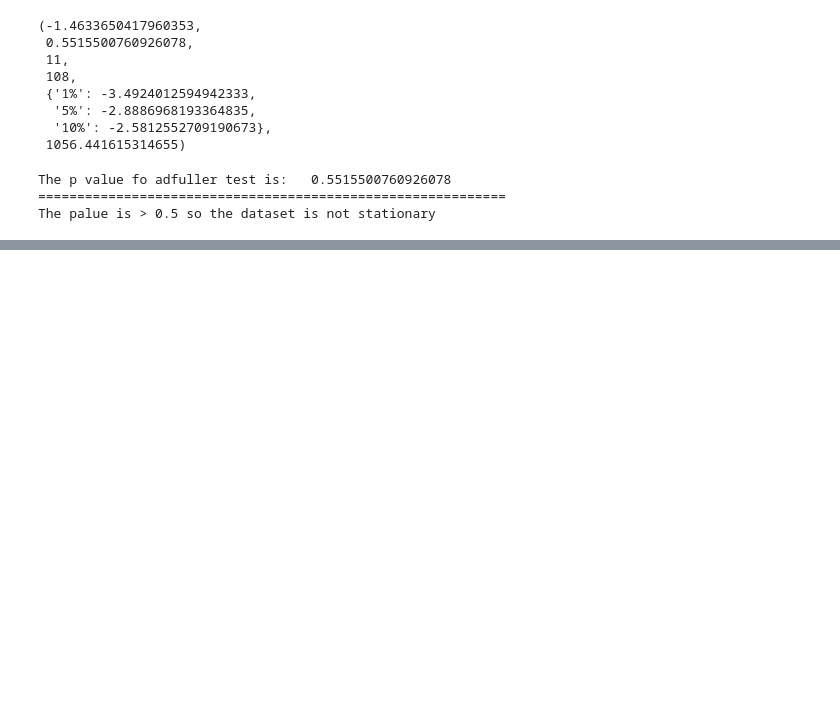
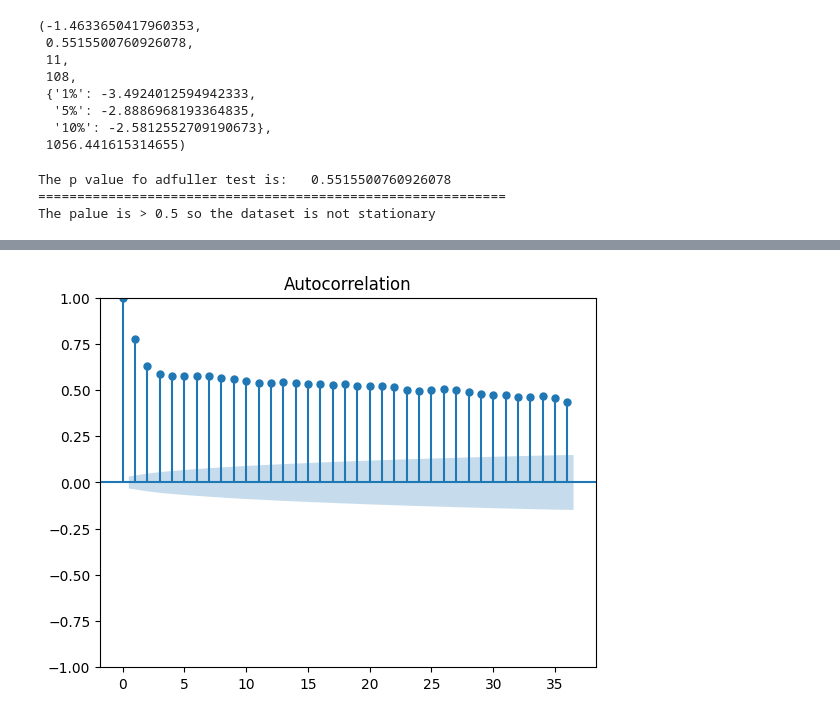
Before and after one commit to KhageshorGiri/Machine_Learning, a Jupyter notebook: Machine Learning/Module 9 - Time Series Analysis/Univariant_Forecasting.ipynb, the cells around one changed output, grey strips where cells are left out. Drawn from its saved outputs; the diff is of its cells as text; code cells hidden in the pictures; blank space fills up the shorter version.

```diff
--- a/Machine Learning/Module 9 - Time Series Analysis/Univariant_Forecasting.ipynb
+++ b/Machine Learning/Module 9 - Time Series Analysis/Univariant_Forecasting.ipynb
@@ -232,0 +227,7 @@ adfuller_result_2
+# %%
+# Ploting acf and pacf plots
+from statsmodels.graphics.tsaplots import plot_acf, plot_pacf
+plot_acf(data["Temp"])
+plt.show()
+# %% [output]
+[figure, added]
```
Also changed, not shown: parts of 11 cells of this notebook.
